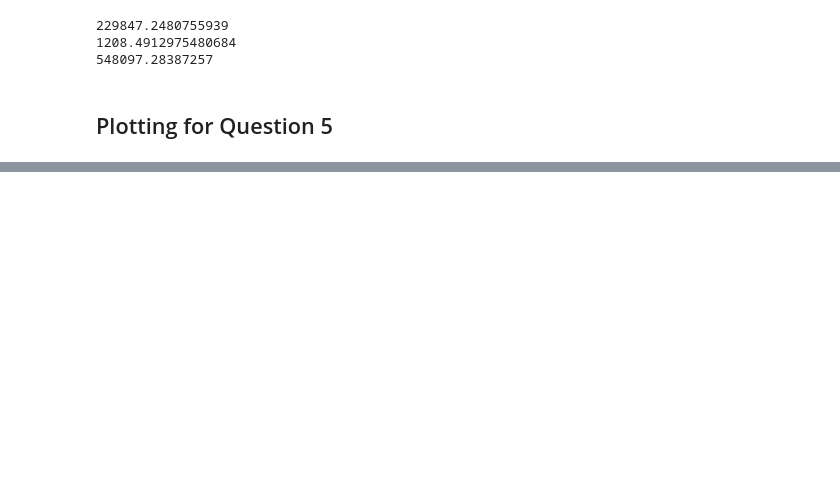
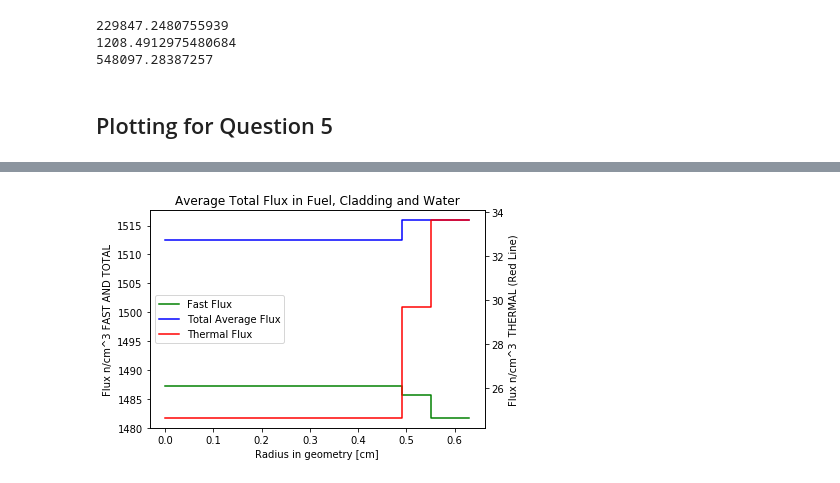
Before and after one commit to wjvanderlip/NE150_homework, a Jupyter notebook: 4HW/hw4_150.ipynb, the cells around one changed output, grey strips where cells are left out. Cells and saved outputs as stored; diff of their text form; code cells hidden in the pictures; blank space fills up the shorter version.

```diff
--- a/4HW/hw4_150.ipynb
+++ b/4HW/hw4_150.ipynb
@@ -49,0 +180,43 @@ plt.show()
+# %%
+n_neutron = 10000
+
+th_fuel = 2.46509e-3
+fast_fuel = 1.48731e-1
+total_fuel = 1.51250e-1
+
+th_clad = 2.97126e-3
+fast_clad = 1.48567e-1
+total_clad = 1.51591e-1
+
+th_mod= 3.36391e-3
+fast_mod = 1.48172e-1
+total_mod = 1.51588e-1
+
+
+x = [0, .49, .55, .63]
+thermal = [th_fuel*n_neutron, th_fuel*n_neutron, th_clad*n_neutron, th_mod*n_neutron]
+fast = [fast_fuel*n_neutron, fast_fuel*n_neutron, fast_clad*n_neutron, fast_mod*n_neutron]
+total = [total_fuel*n_neutron, total_fuel*n_neutron, total_clad*n_neutron, total_mod*n_neutron]
+
+#plt.yrange(270, )
+fig = plt.figure()
+ax1 = fig.add_subplot(1,1,1)
+ax2 = ax1.twinx()
+plt.title('Average Total Flux in Fuel, Cladding and Water', fontsize=12)
+
+ax1.set_xlabel('Radius in geometry [cm]',fontsize=10)
+ax2.set_ylabel('Flux n/cm^3  THERMAL (Red Line)',fontsize=10)
+ax1.set_ylabel('Flux n/cm^3 FAST AND TOTAL',fontsize=10)
+
+th_plt = ax2.step(x, thermal, label='Thermal Flux', color='r')
+fst_plot = ax1.step(x, fast, label='Fast Flux', color='g')
+total_plot = ax1.step(x, total, label='Total Average Flux', color='b')
+
+lines = fst_plot+total_plot+th_plt
+labels = [l.get_label() for l in lines]
+legend = ax1.legend(lines, labels, loc='center left', fontsize=10)
+
+#plt.savefig('q5_c_flux.jpg')
+plt.show()
+# %% [output]
+[figure, added]
```
Also changed, not shown: parts of 8 cells of this notebook, 3 other files.
